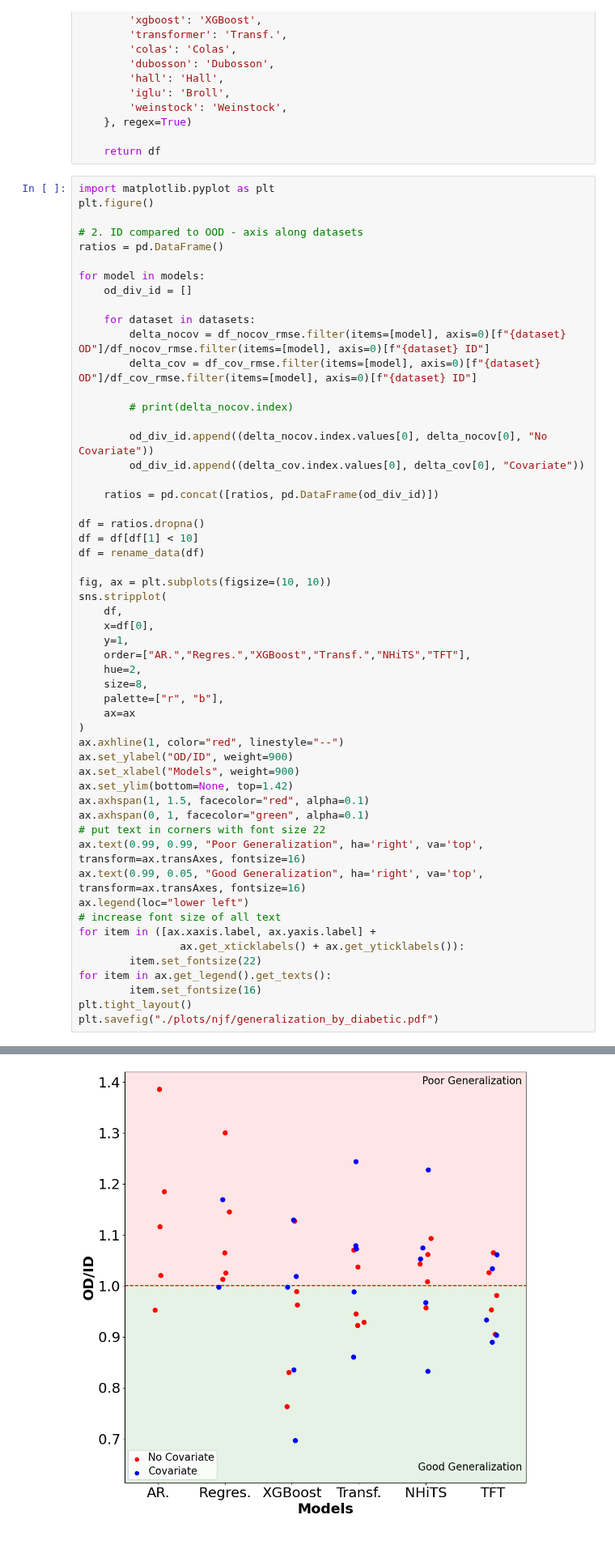
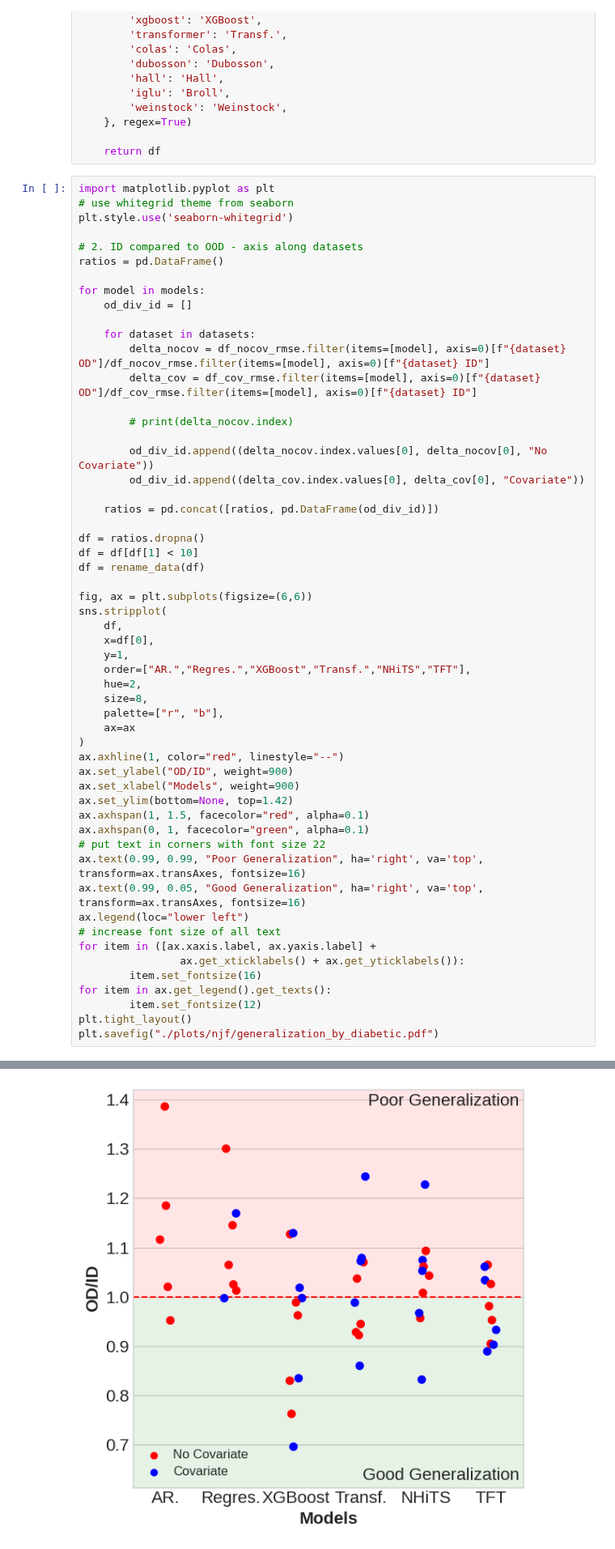
Before and after one commit to IrinaStatsLab/GlucoBench, a Jupyter notebook: presentation/njf-plots.ipynb, the cells around one changed output, grey strips where cells are left out. Shown at 81% size. Drawn from its saved outputs; the diff is of its cells as text.

```diff
--- a/presentation/njf-plots.ipynb
+++ b/presentation/njf-plots.ipynb
@@ -103,7 +103,8 @@ def rename_data(df):
     return df
 # %%
 import matplotlib.pyplot as plt
-plt.figure()
+# use whitegrid theme from seaborn
+plt.style.use('seaborn-whitegrid')
 
 # 2. ID compared to OOD - axis along datasets
 ratios = pd.DataFrame()
@@ -126,7 +127,7 @@ df = ratios.dropna()
 df = df[df[1] < 10]
 df = rename_data(df)
 
-fig, ax = plt.subplots(figsize=(10, 10))
+fig, ax = plt.subplots(figsize=(6,6))
 sns.stripplot(
     df,
     x=df[0],
@@ -150,9 +151,9 @@ ax.legend(loc="lower left")
 # increase font size of all text
 for item in ([ax.xaxis.label, ax.yaxis.label] +
                 ax.get_xticklabels() + ax.get_yticklabels()):
-        item.set_fontsize(22)
+        item.set_fontsize(16)
 for item in ax.get_legend().get_texts():
-        item.set_fontsize(16)
+        item.set_fontsize(12)
 plt.tight_layout()
 plt.savefig("./plots/njf/generalization_by_diabetic.pdf")
 # %% [output]
@@ -160,4 +160,4 @@ plt.savefig("./plots/njf/generalization_by_diabetic.pdf")
-[figure, old version]
+[figure, new version]
 # %%
 # Combine Cov/No Cov Error bars
 error_bars_cov = rename_data(error_bars_cov)
```
Also changed, not shown: parts of 2 cells of this notebook, 1 other file.
